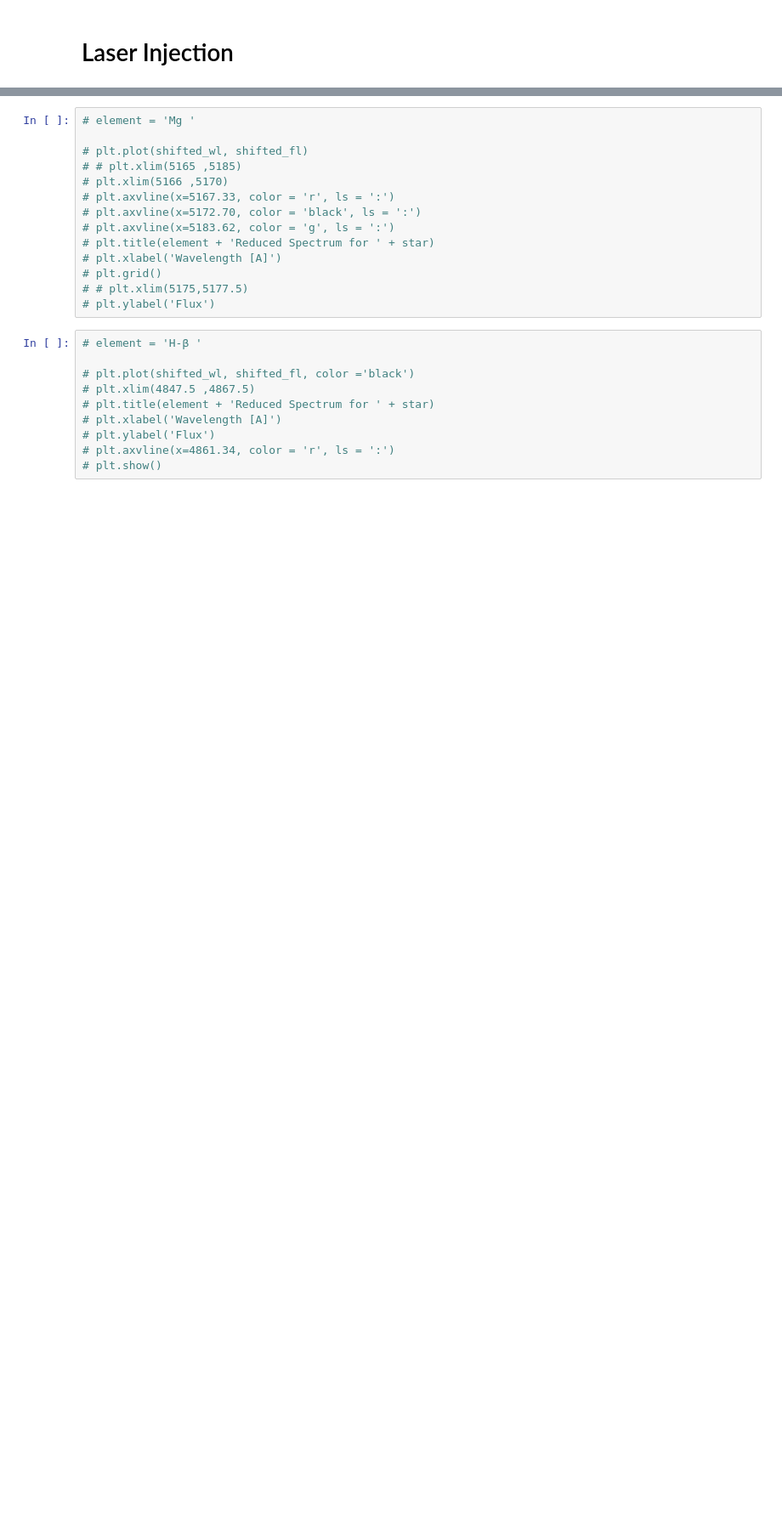
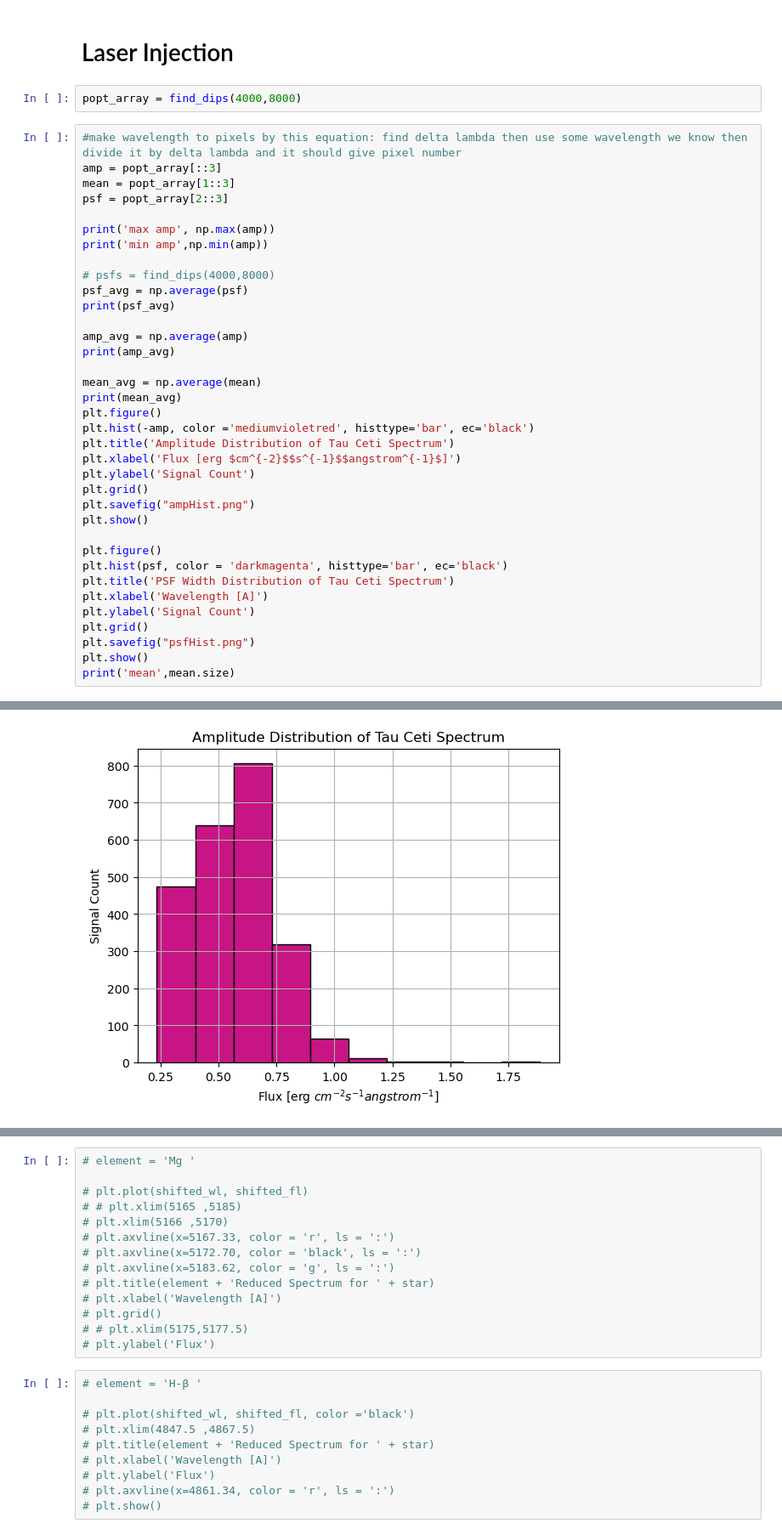
Before and after one commit to howardisaacson/Intro-2-Spectra, a Jupyter notebook: analysis/ESPRESSO/Spectral Lines of Tau Ceti.ipynb, the cells around one changed output, grey strips where cells are left out. Shown at 85% size. Drawn from its saved outputs; the diff is of its cells as text; blank space fills up the shorter version.

```diff
--- a/analysis/ESPRESSO/Spectral Lines of Tau Ceti.ipynb
+++ b/analysis/ESPRESSO/Spectral Lines of Tau Ceti.ipynb
@@ -604,3 +602,42 @@ def find_dips(leftx,rightx):
     return popt_array
 # %% [markdown]
 # Laser Injection
+# %%
+popt_array = find_dips(4000,8000)
+# %%
+#make wavelength to pixels by this equation: find delta lambda then use some wavelength we know then divide it by delta lambda and it should give pixel number
+amp = popt_array[::3]
+mean = popt_array[1::3]
+psf = popt_array[2::3]
+
+print('max amp', np.max(amp))
+print('min amp',np.min(amp))
+
+# psfs = find_dips(4000,8000)
+psf_avg = np.average(psf)
+print(psf_avg)
+
+amp_avg = np.average(amp)
+print(amp_avg)
+
+mean_avg = np.average(mean)
+print(mean_avg)
+plt.figure()
+plt.hist(-amp, color ='mediumvioletred', histtype='bar', ec='black')
+plt.title('Amplitude Distribution of Tau Ceti Spectrum')
+plt.xlabel('Flux [erg $cm^{-2}$$s^{-1}$$angstrom^{-1}$]')
+plt.ylabel('Signal Count')
+plt.grid()
+plt.savefig("ampHist.png")
+plt.show()
+
+plt.figure()
+plt.hist(psf, color = 'darkmagenta', histtype='bar', ec='black')
+plt.title('PSF Width Distribution of Tau Ceti Spectrum')
+plt.xlabel('Wavelength [A]')
+plt.ylabel('Signal Count')
+plt.grid()
+plt.savefig("psfHist.png")
+plt.show()
+print('mean',mean.size)
+# %% [output]
@@ -606,0 +649 @@ def find_dips(leftx,rightx):
+[figure, added]
```
Also changed, not shown: parts of 17 cells of this notebook, 7 other files.
